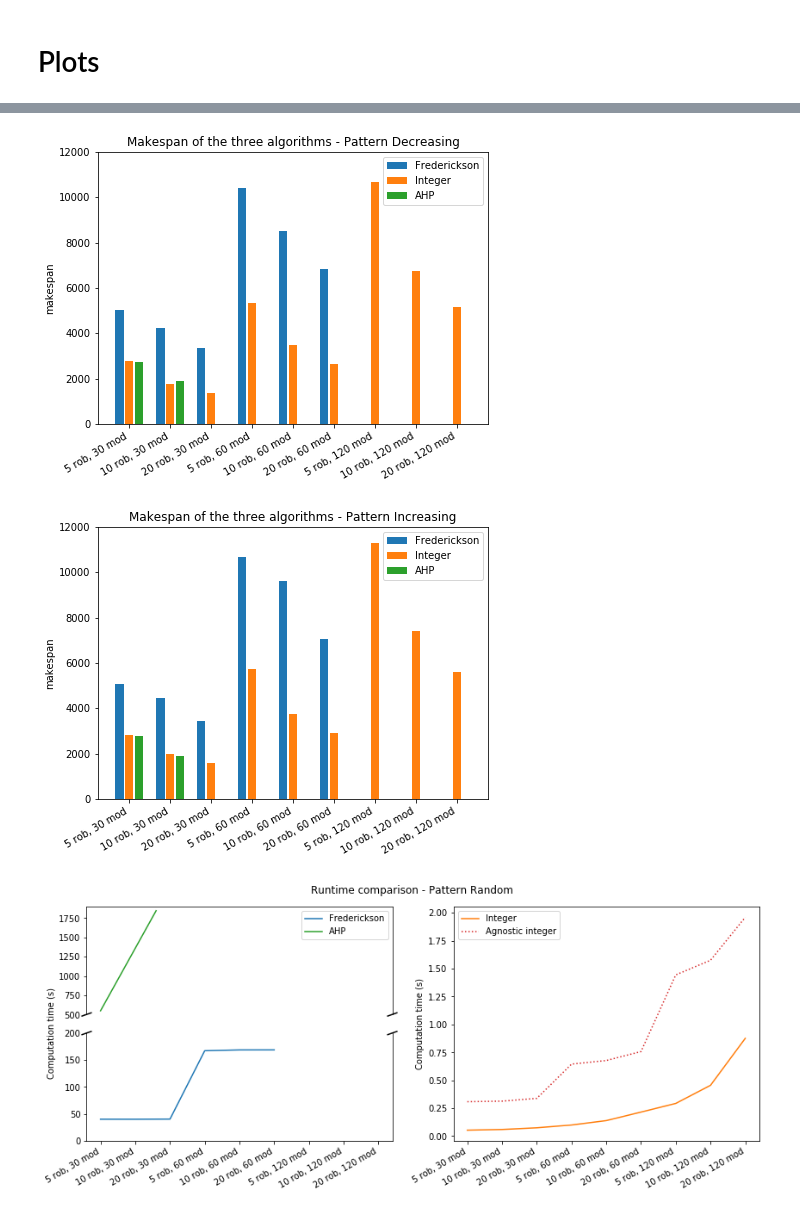
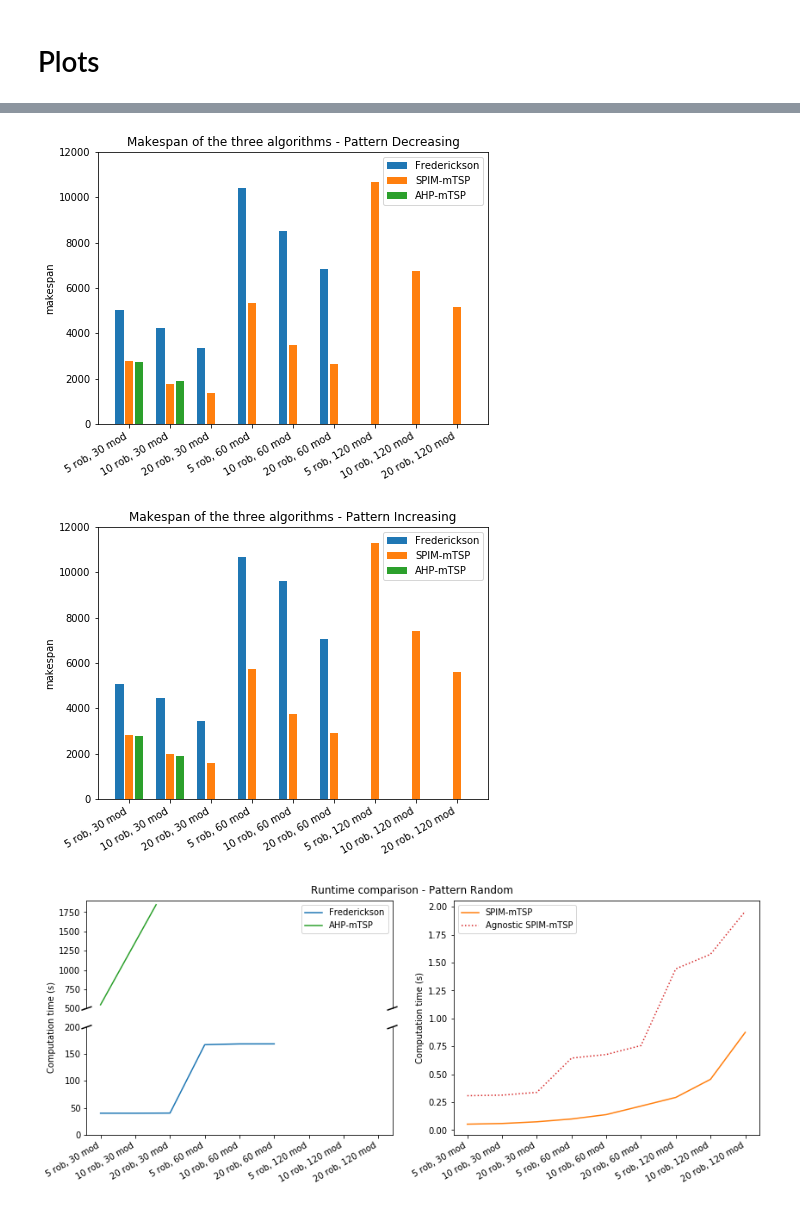
Before and after one commit to mirkosalaris/CoverageModularEnvironments, a Jupyter notebook: Notebooks/Comparison data analysis.ipynb, the cells around one changed output, grey strips where cells are left out. Drawn from its saved outputs; the diff is of its cells as text; code cells hidden in the pictures.

Commit message:
comparison plots as pdf and fixed graphical features

```diff
--- a/Notebooks/Comparison data analysis.ipynb
+++ b/Notebooks/Comparison data analysis.ipynb
@@ -233,13 +233,13 @@ plt.title("Makespan of the three algorithms - Pattern Decreasing")
 plt.xticks(xs, extr_decreasing(compute_labels(smN)))
 ax.set_ylim(top=YLIM)
 
-plt.legend((fred_bars, int_bars, ahp_bars), ("Frederickson", "Integer", "AHP"))
+plt.legend((fred_bars, int_bars, ahp_bars), ("Frederickson", "SPIM-mTSP", "AHP-mTSP"))
 plt.setp(ax.get_xticklabels(), rotation=30, horizontalalignment='right')
 
 fig.set_size_inches(PLT_W, PLT_H)
 fig.savefig(SAVE_FOLDER+"decreasing_makespan.pdf", bbox_inches='tight', pad_inches=0.1)
 # %% [output]
-[figure, old version]
+[figure, new version]
 # %%
 # Grouped bar plot
 ############# INCREASING #############
@@ -266,20 +266,20 @@ plt.title("Makespan of the three algorithms - Pattern Increasing")
 plt.xticks(xs, extr_increasing(compute_labels(smN)))
 ax.set_ylim(top=YLIM)
 
-plt.legend((fred_bars, int_bars, ahp_bars), ("Frederickson", "Integer", "AHP"))
+plt.legend((fred_bars, int_bars, ahp_bars), ("Frederickson", "SPIM-mTSP", "AHP-mTSP"))
 plt.setp(ax.get_xticklabels(), rotation=30, horizontalalignment='right')
 
 fig.set_size_inches(PLT_W, PLT_H)
 fig.savefig(SAVE_FOLDER+"increasing_makespan.pdf", bbox_inches='tight', pad_inches=0.1)
 # %% [output]
-[figure, old version]
+[figure, new version]
 # %%
 from mpl_toolkits.axes_grid1 import make_axes_locatable
 # %%
 ##### RUNTIME COMPARISON #####
 
 fig, (ax1, ax2) = plt.subplots(1,2, sharex=True)
-fig.suptitle("Runtime comparison - Pattern Random", y=0.95)
+fig.suptitle("Runtime comparison - Pattern Random", y=0.93)
 
 # Configure x axes
 xs = np.arange(0, len(extr_random(smN)))
@@ -300,33 +300,33 @@ d = .015  # how big to make the diagonal lines in axes coordinates
 
 # diagonal 'ticks' that create the 'broken axis' effect
 kwargs = dict(transform=ax1b.transAxes, color='k', clip_on=False)
 ax1b.plot((-d, +d), (-d, +d), **kwargs)        # top-left diagonal
 ax1b.plot((1 - d, 1 + d), (-d, +d), **kwargs)  # top-right diagonal
 kwargs.update(transform=ax1.transAxes)
 ax1.plot((-d, +d), (1 - d, 1 + d), **kwargs)  # bottom-left diagonal
 ax1.plot((1 - d, 1 + d), (1 - d, 1 + d), **kwargs)  # bottom-right diagonal
 
 # actually plotting
 fred_line = ax1.plot(xs, extr_random(fred_time_list))
 fred_line = ax1b.plot(xs, extr_random(fred_time_list))
 ahp_line = ax1b.plot(xs, extr_random(ahp_time_list), color="tab:green")
 ax1.set_ylim(0, 200)
 ax1b.set_ylim(500, 1900)
 
-ax1b.legend((fred_line[0], ahp_line[0]), ("Frederickson", "AHP"))
+ax1b.legend((fred_line[0], ahp_line[0]), ("Frederickson", "AHP-mTSP"))
 
 ax1.set_ylabel("Computation time (s)")
 ax1.yaxis.set_label_coords(-0.1,1) # position the label
 
 
 # Integer and Agnostic integer plot
 int_line = ax2.plot(xs, extr_random(int_time_list), color="tab:orange")
 agnostic_int_line = ax2.plot(xs, extr_random(agnostic_int_time_list), ":", color="tab:red")
-ax2.legend(("Integer", "Agnostic integer"))
+ax2.legend(("SPIM-mTSP", "Agnostic SPIM-mTSP"))
 
 ax2.set_ylabel("Computation time (s)")
 
 fig.set_size_inches(2*PLT_W, PLT_H)
 fig.savefig(SAVE_FOLDER+"time_comparison_random.pdf", bbox_inches='tight', pad_inches=0.1)
 # %% [output]
-[figure, old version]
+[figure, new version]
```
Also changed, not shown: parts of 1 cell of this notebook, 5 other files.
